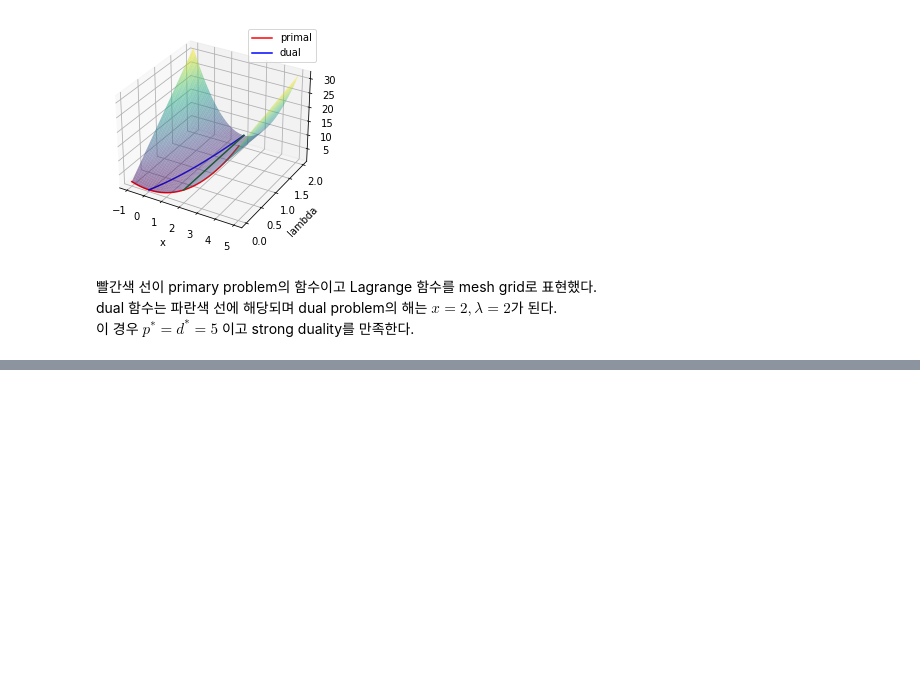
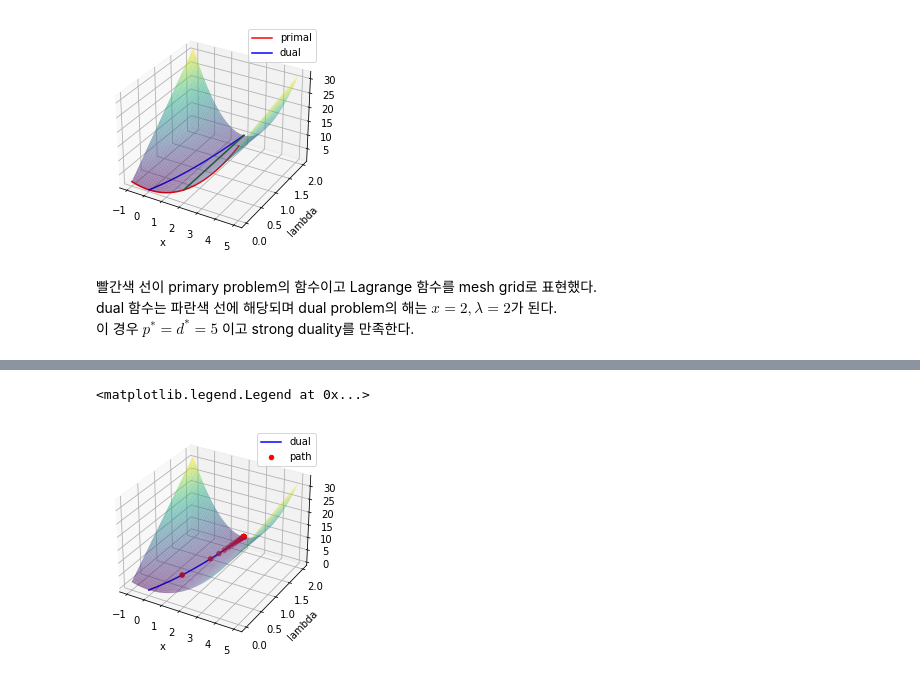
Before and after one commit to Usaywook/optimization, a Jupyter notebook: duality.ipynb, the cells around one changed output, grey strips where cells are left out. Drawn from its saved outputs; the diff is of its cells as text; code cells hidden in the pictures; blank space fills up the shorter version.

```diff
--- a/duality.ipynb
+++ b/duality.ipynb
@@ -102,0 +107,78 @@ dual 함수는 파란색 선에 해당되며 dual problem의 해는 $x = 2, \lam
+# %%
+def func(x):
+    return x**2 + 1
+def ineconstr(x):
+    return (x-2)*(x-4)
+def lagrange(x,l):
+    return func(x) + l*ineconstr(x)
+# %%
+def gradient(f, x, y=None, epsilon=1e-7):
+    """ numerically find gradients.
+    x: shape=[n] """
+
+    grad = np.zeros_like(x, dtype=float)
+    for i in range(len(x)):
+        h = np.zeros_like(x, dtype=float)
+        h[i] = epsilon
+        if y is None:
+            grad[i] = (f(x + h) - f(x - h)) / (2 * h[i])
+        else:
+            grad[i] = (f(x + h, y) - f(x - h, y)) / (2 * h[i])
+    return grad
+
+init= np.array([3])
+# print(gradient(lagrange,init,3))
+
+def grad_decent(f, init, step, y=None, lr=0.001, history=False):
+    x = init
+    memo = [x]
+    for i in range(step):
+        if y is None:
+            grad = gradient(f, x)
+        else:
+            grad = gradient(f, x, y)
+        x = x - lr * grad
+        if history: memo.append(x)
+    if not history: return x
+    return x, np.array(list(zip(*memo)))
+
+xs = []
+ls = np.arange(0,2,0.1)
+for l in ls:
+    ans, history = grad_decent(lagrange, init, y=l, step=4000, lr=0.001, history=True)
+    xs.append(ans)
+xs = np.array(xs).flatten()
+
+x = np.arange(-1, 5, 0.01)
+l = np.arange(0, 2, 0.01)
+x, l = np.meshgrid(x,l)
+ax = plt.gca(projection='3d')
+ax.set_xlabel('x')
+ax.set_ylabel('lambda')
+ax.plot_surface(x, l, lagrange(x,l), cmap=cm.viridis, alpha=0.5)
+ax.plot(xs, ls, lagrange(xs,ls), 'b', label='dual')
+
+primary_init = np.array([3])
+dual_init= np.array([0.5])
+# dual_function = lambda e: lagrange(grad_decent(lagrange, init=primary_init, y=e, step=100, lr=0.1, history=True)[0],e)
+# neg_dual_function = lambda e: -dual_function(e)
+
+xs = [primary_init]
+def neg_dual_function(e):
+    p_ans, hist = grad_decent(lagrange, init=xs[-1], y=e, step=100, lr=0.2, history=True)
+    xs.append(p_ans)
+    return -lagrange(p_ans,e)
+
+ans, history = grad_decent(neg_dual_function, dual_init, step=100, lr=0.2, history=True)
+print('optimal_multiplier : {}, dual_optimal : {}'.format(ans,-neg_dual_function(ans)))
+
+zs = []
+for h in history.flatten():
+    z = -neg_dual_function(h)
+    zs.append(z)
+zs = np.concatenate(zs, axis=0)
+xs = getx(history.flatten())
+ax.scatter(xs, history.flatten(), zs, color='r', label='path')
+
+ax.legend()
+# %% [output]
@@ -102,0 +186,2 @@ dual 함수는 파란색 선에 해당되며 dual problem의 해는 $x = 2, \lam
+<matplotlib.legend.Legend at 0x...>
+[figure, added]
```
Also changed, not shown: parts of 4 cells of this notebook, 10 other files.
